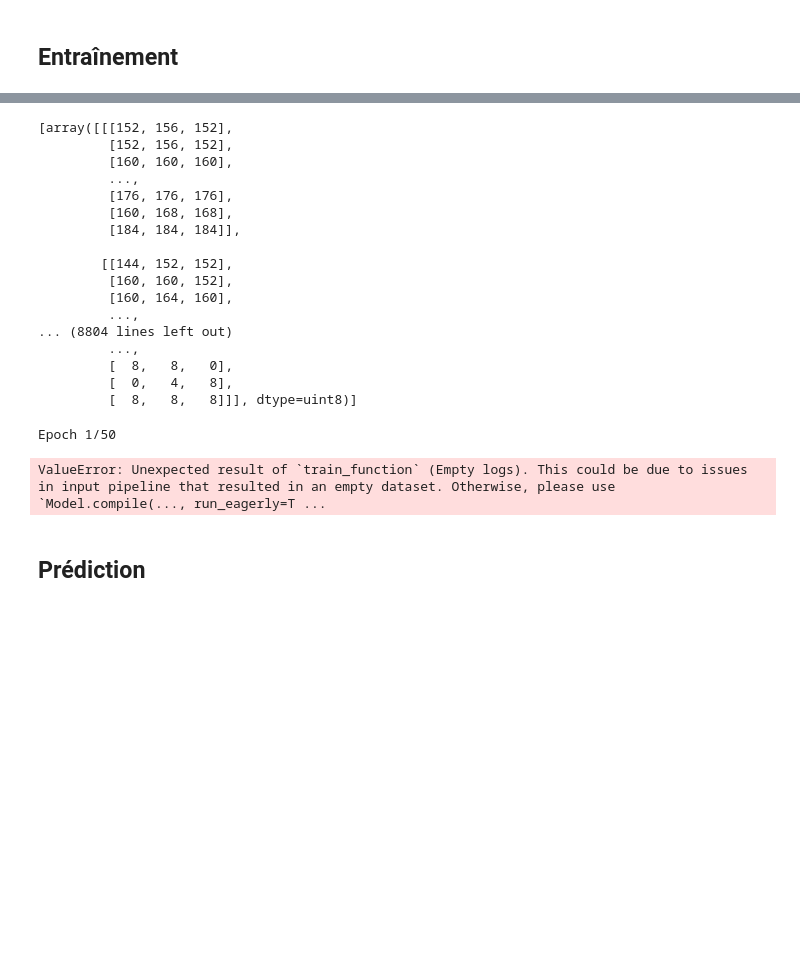
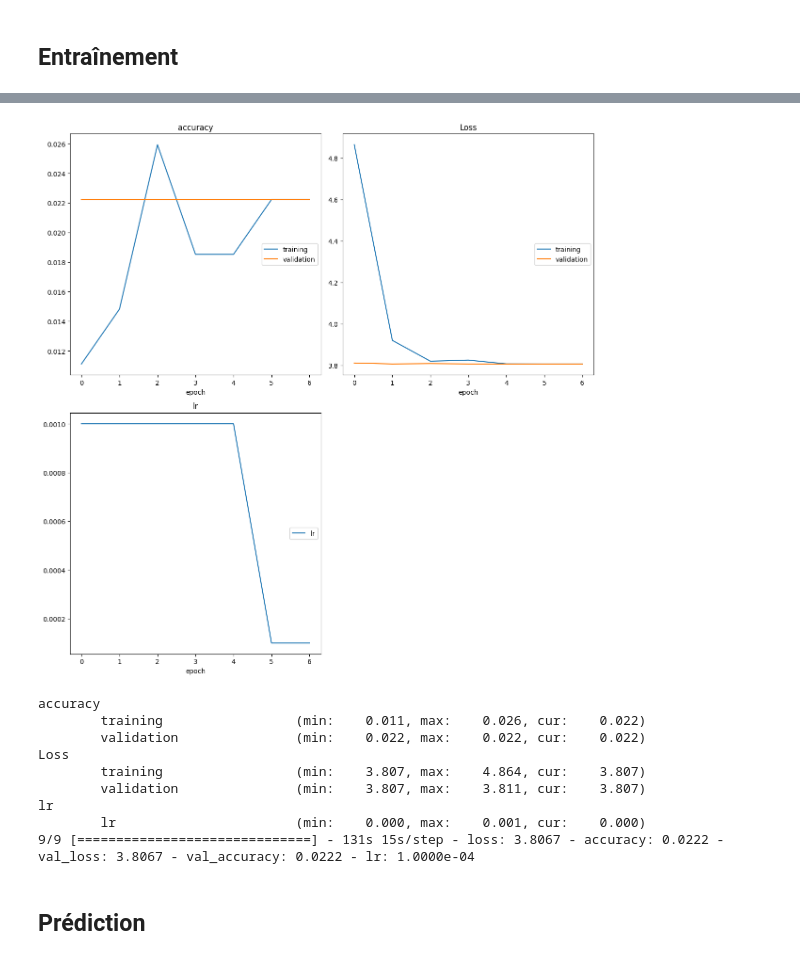
Before and after one commit to gdaume24/Rendus_Ecole_Simplon, a Jupyter notebook: PCO/reconnaissance_iris/code/notebooks/Classificateur_oeil_gauche.ipynb, the cells around one changed output, grey strips where cells are left out. Drawn from its saved outputs; the diff is of its cells as text; code cells hidden in the pictures; blank space fills up the shorter version.

Commit message:
data augmentation début de l'arc

```diff
--- a/PCO/reconnaissance_iris/code/notebooks/Classificateur_oeil_gauche.ipynb
+++ b/PCO/reconnaissance_iris/code/notebooks/Classificateur_oeil_gauche.ipynb
@@ -148,3 +145,29 @@ X_train, X_test, y_train, y_test = train_test_split(X, y_enc, test_size = 0.2, r
+# %%
+def get_augmented_images(folder, data_usage):
+    """- For data_usage pick either train, val or test
+    - Folder type "..\data\augmented\left" (le côté oeil est dans le nom fichier)"""
+    # def get_data_labels(main_folder, side_eye):
+
+    X = []
+    y = []
+
+    for target_folder in tqdm.tqdm(os.listdir(folder)):
+        personnal_number_path = os.path.join(folder, target_folder)
+        # chemin/42 etc
+        if os.path.isdir(personnal_number_path):
+            data_usage_path = os.path.join(personnal_number_path, data_usage)
+            for eye_photo in os.listdir(data_usage_path): # Pour dossier dans dossier_gauche... (gauche)
+                if eye_photo.lower().endswith(('.bmp', '.jpg', '.png')):
+                    image_path = os.path.join(data_usage_path, eye_photo)
+                    target = int(target_folder)
+                    image = cv2.imread(image_path)
+                    X.append(image)
+                    y.append(target)
+    return X, y
+
+X_train_augmented, y_train_augmented = get_augmented_images(r"..\data\augmented\left", "train")
+X_val_augmented, y_val_augmented = get_augmented_images(r"..\data\augmented\left", "val")
+X_test_augmented, y_test_augmented = get_augmented_images(r"..\data\augmented\left", "test")
 # %%
 IMG_SIZE = [240, 320]
 
@@ -194,7 +205,14 @@ y_train[0]
+# %%
+labelenc = joblib.load(r"..\variables\oeil_gauche\labelenc")
+y_train_augmented_enc = labelenc.transform(y_train_augmented)
+y_val_augmented_enc = labelenc.transform(y_val_augmented)
+y_test_augmented_enc = labelenc.transform(y_test_augmented)
+# %%
+y_train_augmented_cat, y_val_augmented_cat, y_test_agumented_cat = to_categorical(y_train_augmented_enc), to_categorical(y_val_augmented_enc), to_categorical(y_test_augmented_enc)
 # %% [markdown]
 ## Définition des modèles à tester
 # %%
-NBCLASSES = len(np.unique(y_train))
+NBCLASSES = 45
 IMSIZE=(240, 320, 3)
 # %%
 rlrop = ReduceLROnPlateau(monitor='val_loss', factor=0.1, patience=3)
@@ -402,29 +358,17 @@ X
-# %%
-X_train
-# %% [output]
-[array([[[152, 156, 152],
-         [152, 156, 152],
-         [160, 160, 160],
-         ...,
-         [176, 176, 176],
-         [160, 168, 168],
-         [184, 184, 184]],
-
-        [[144, 152, 152],
-         [160, 160, 152],
-         [160, 164, 160],
-         ...,
-... (8804 lines left out)
-         ...,
-         [  8,   8,   0],
-         [  0,   4,   8],
-         [  8,   8,   8]]], dtype=uint8)]
 # %%
 # tf.config.run_functions_eagerly(True)
-hist = modele_debut.fit(np.array(X_train), np.array(y_train_cat), validation_split=0.25, batch_size = 30, epochs = 50, callbacks = [rlrop, early, PlotLossesKeras()])
+hist = OG_model.fit(np.array(X_train_augmented), y_train_augmented_cat, validation_data=(np.array(X_val_augmented), y_val_augmented_cat), batch_size = 30, epochs = 50, callbacks = [rlrop, early, PlotLossesKeras()])
 # %% [output]
+[figure, added]
-Epoch 1/50
+accuracy
+        training                 (min:    0.011, max:    0.026, cur:    0.022)
+        validation               (min:    0.022, max:    0.022, cur:    0.022)
+Loss
+        training                 (min:    3.807, max:    4.864, cur:    3.807)
+        validation               (min:    3.807, max:    3.811, cur:    3.807)
+lr
+        lr                       (min:    0.000, max:    0.001, cur:    0.000)
+9/9 [==============================] - 131s 15s/step - loss: 3.8067 - accuracy: 0.0222 - val_loss: 3.8067 - val_accuracy: 0.0222 - lr: 1.0000e-04
-ValueError: Unexpected result of `train_function` (Empty logs). This could be due to issues in input pipeline that resulted in an empty dataset. Otherwise, please use `Model.compile(..., run_eagerly=T ...
 # %% [markdown]
 ## Prédiction
 # %%
```
Also changed, not shown: parts of 21 cells of this notebook, 9 other files.
